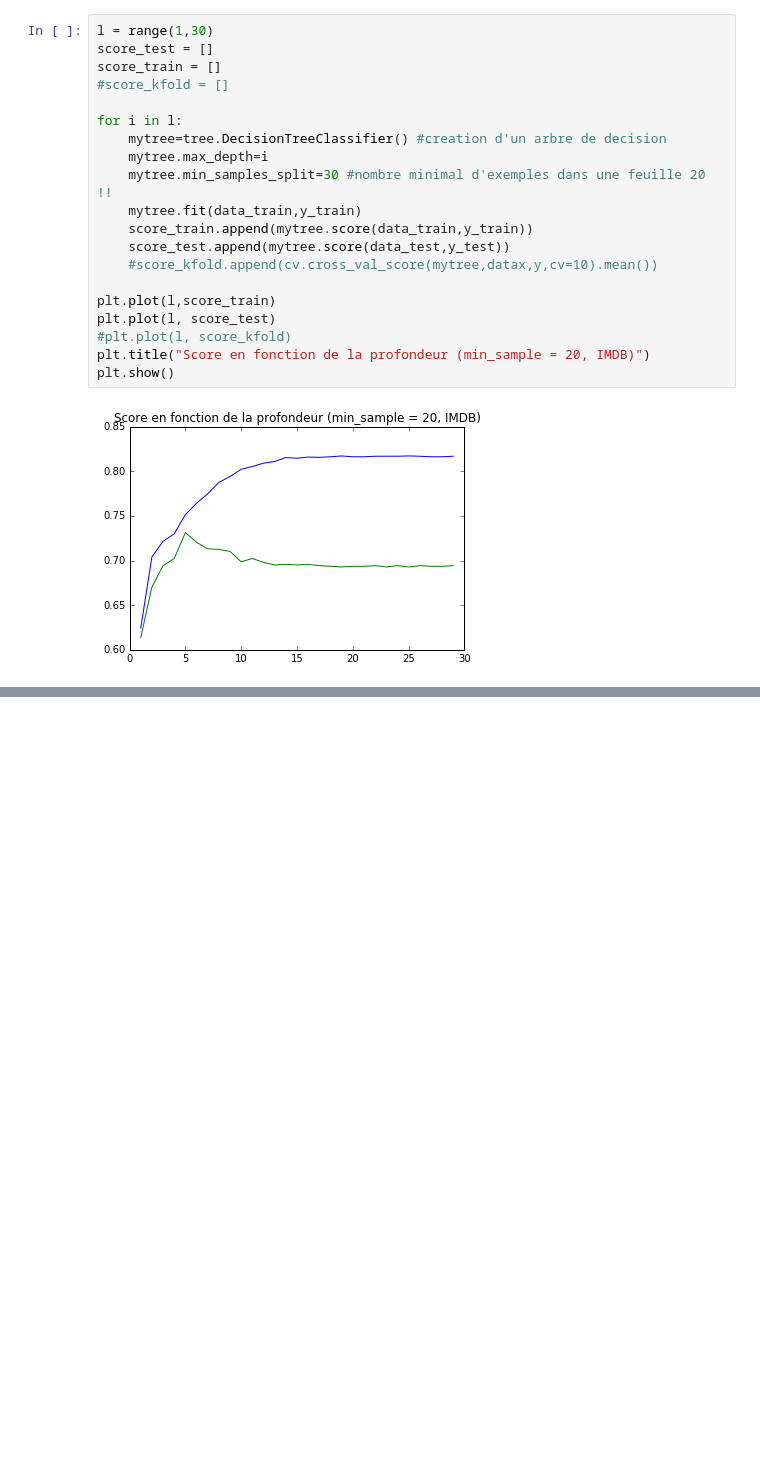
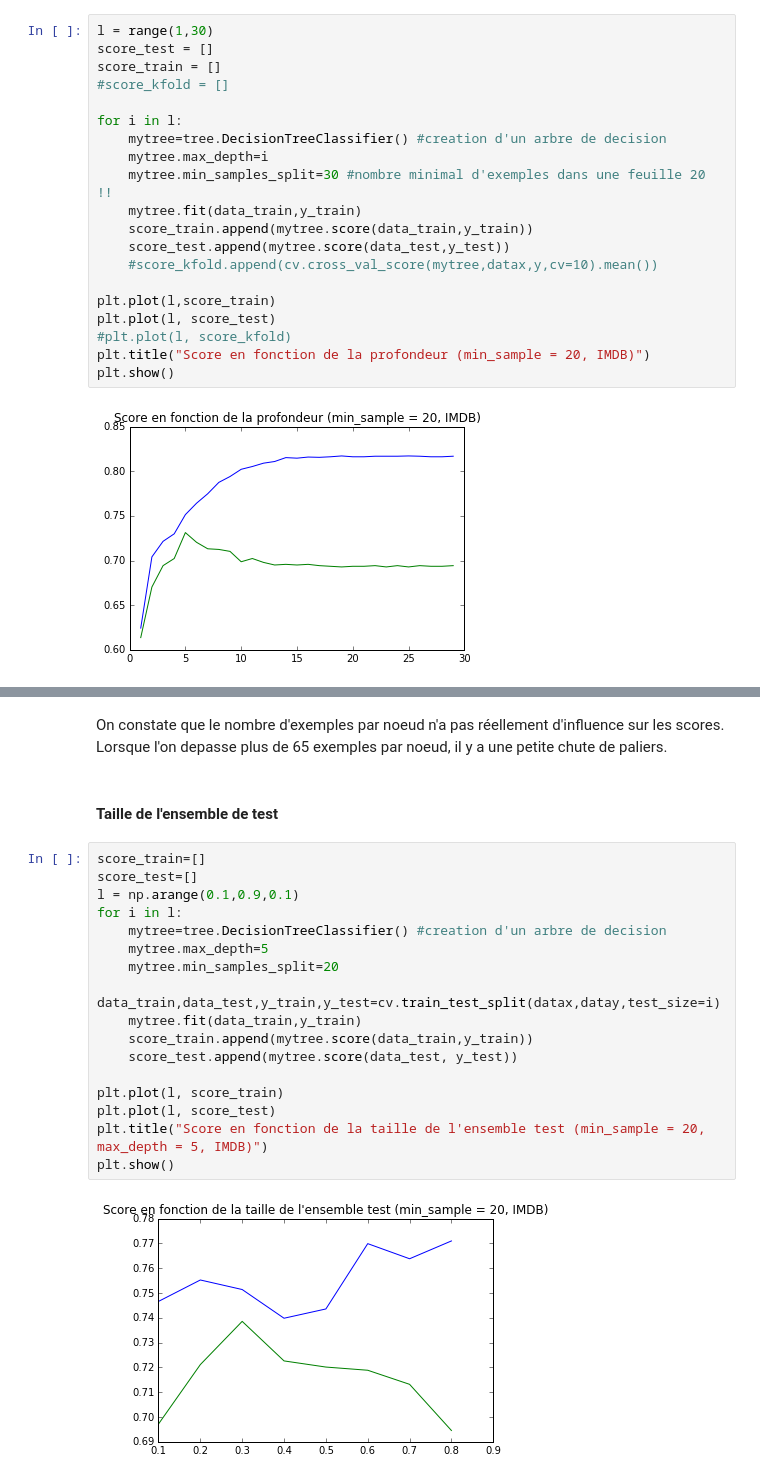
Before and after one commit to alexattia/machine.learning, a Jupyter notebook: Assignments - ENPC/TP4-Tree, Random Forest.ipynb, the cells around one changed output, grey strips where cells are left out. Drawn from its saved outputs; the diff is of its cells as text; blank space fills up the shorter version.

```diff
--- a/Assignments - ENPC/TP4-Tree, Random Forest.ipynb
+++ b/Assignments - ENPC/TP4-Tree, Random Forest.ipynb
@@ -686,0 +723,23 @@ La valeur optimale de la profondeur est de 5 avec un nombre d'exemples par noeuf
+# %% [markdown]
+On constate que le nombre d'exemples par noeud n'a pas réellement d'influence sur les scores. Lorsque l'on depasse plus de 65 exemples par noeud, il y a une petite chute de paliers.
+# %% [markdown]
+#### Taille de l'ensemble de test
+# %%
+score_train=[]
+score_test=[]
+l = np.arange(0.1,0.9,0.1)
+for i in l:
+    mytree=tree.DecisionTreeClassifier() #creation d'un arbre de decision
+    mytree.max_depth=5
+    mytree.min_samples_split=20
+    data_train,data_test,y_train,y_test=cv.train_test_split(datax,datay,test_size=i)
+    mytree.fit(data_train,y_train)
+    score_train.append(mytree.score(data_train,y_train))
+    score_test.append(mytree.score(data_test, y_test))
+
+plt.plot(l, score_train)
+plt.plot(l, score_test)
+plt.title("Score en fonction de la taille de l'ensemble test (min_sample = 20, max_depth = 5, IMDB)")
+plt.show()
+# %% [output]
+[figure, added]
```
Also changed, not shown: parts of 12 cells of this notebook.
